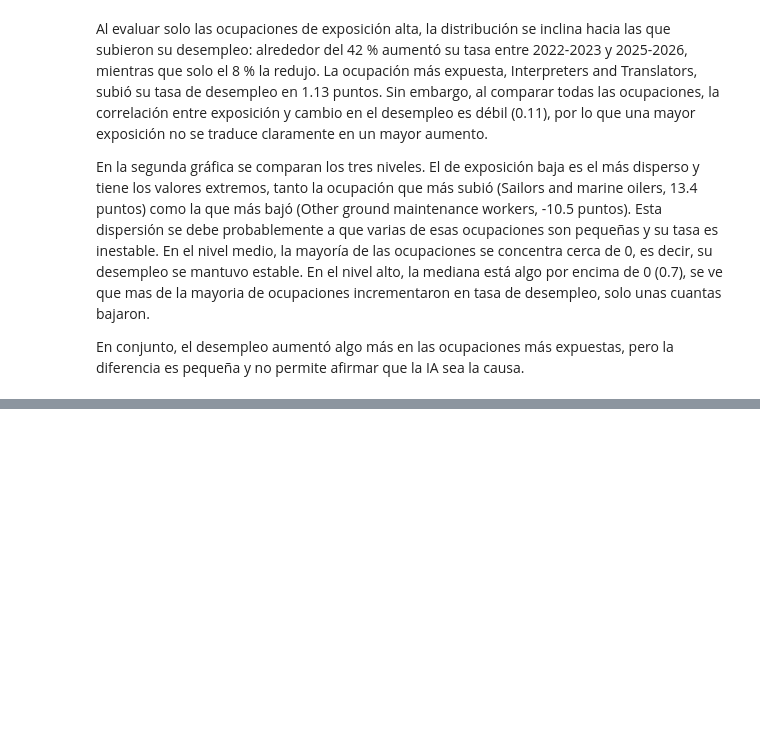
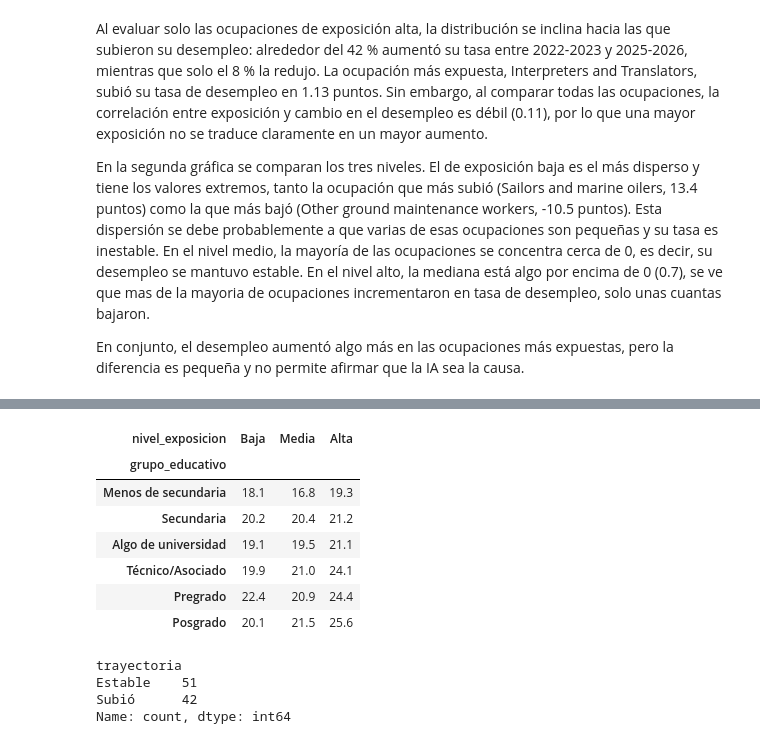
Before and after one commit to DATA-20262-SEC01-G07/Proyecto-2, a Jupyter notebook: notebooks/cargads.ipynb, the cells around one changed output, grey strips where cells are left out. Cells and saved outputs as stored; diff of their text form; code cells hidden in the pictures; blank space fills up the shorter version.

```diff
--- a/notebooks/cargads.ipynb
+++ b/notebooks/cargads.ipynb
@@ -492,0 +577,7 @@ En conjunto, el desempleo aumentó algo más en las ocupaciones más expuestas,
+# %%
+#Para la siguiente grafica queremos ver como se relaciona el nivel de educacion con el tiempo que llevan desempleados
+desempleados_duracion["grupo_educativo"]=pd.cut(desempleados_duracion["nivel_educativo"],
+                                                bins=[-1, 72, 73, 81, 92, 111, 999],
+                                                labels=["Menos de secundaria", "Secundaria", "Algo de universidad", "Técnico/Asociado", "Pregrado", "Posgrado"],
+                                                )
+desempleados_duracion["grupo_educativo"].value_counts().sort_index()
@@ -492,0 +621,25 @@ En conjunto, el desempleo aumentó algo más en las ocupaciones más expuestas,
+# %%
+(desempleados_duracion
+ .groupby(["grupo_educativo", "nivel_exposicion"], observed=True)
+ .apply(lambda grupo: np.average(grupo["semanas_desempleado"], weights=grupo["peso_persona"]))
+ .unstack().round(1))
+# %% [output]
+| nivel_exposicion | Baja | Media | Alta |
+| grupo_educativo |  |  |  |
+| Menos de secundaria | 18.1 | 16.8 | 19.3 |
+| Secundaria | 20.2 | 20.4 | 21.2 |
+| Algo de universidad | 19.1 | 19.5 | 21.1 |
+| Técnico/Asociado | 19.9 | 21.0 | 24.1 |
+| Pregrado | 22.4 | 20.9 | 24.4 |
+| Posgrado | 20.1 | 21.5 | 25.6 |
+# %%
+# Para esta grafica, revisaremos como suele ser el perfil de las ocupaciones que pertenecen a expocision Alta a la IA que subieron su desempleo comparadas con las que se mantuvieron estables.
+atributos_ocupacion=(df_aplicables_base.drop_duplicates("ocupacion_censo")[["ocupacion_censo", "grupo_ocupacional", "salario_mediano_anual"]])
+ocupaciones_alta=(cambio_ocupacion[(cambio_ocupacion["nivel_exposicion"]=="Alta") & (cambio_ocupacion["trayectoria"].isin(["Subió", "Estable"]))]
+                  .merge(atributos_ocupacion, on="ocupacion_censo"))
+ocupaciones_alta["trayectoria"].value_counts()
+# %% [output]
+trayectoria
+Estable    51
+Subió      42
+Name: count, dtype: int64
```
Also changed, not shown: parts of 19 cells of this notebook.
